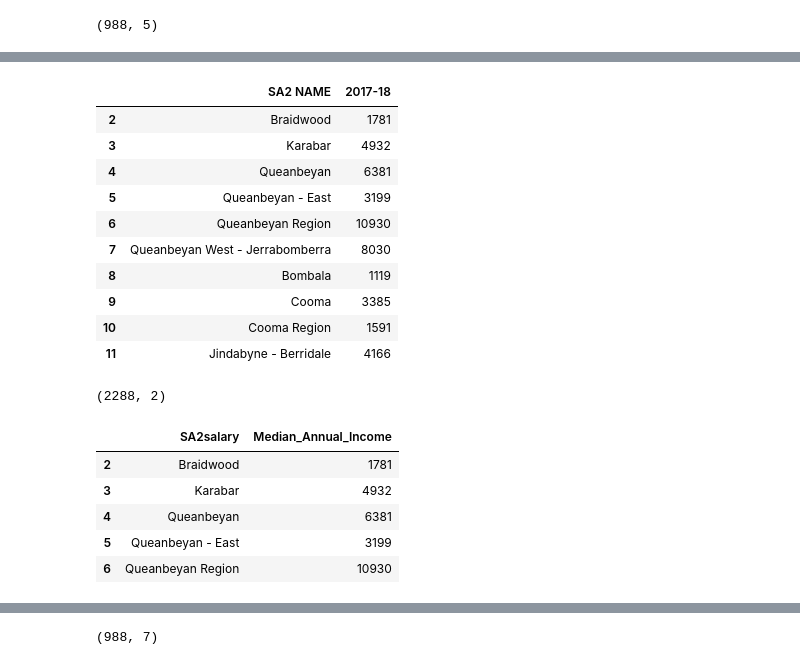
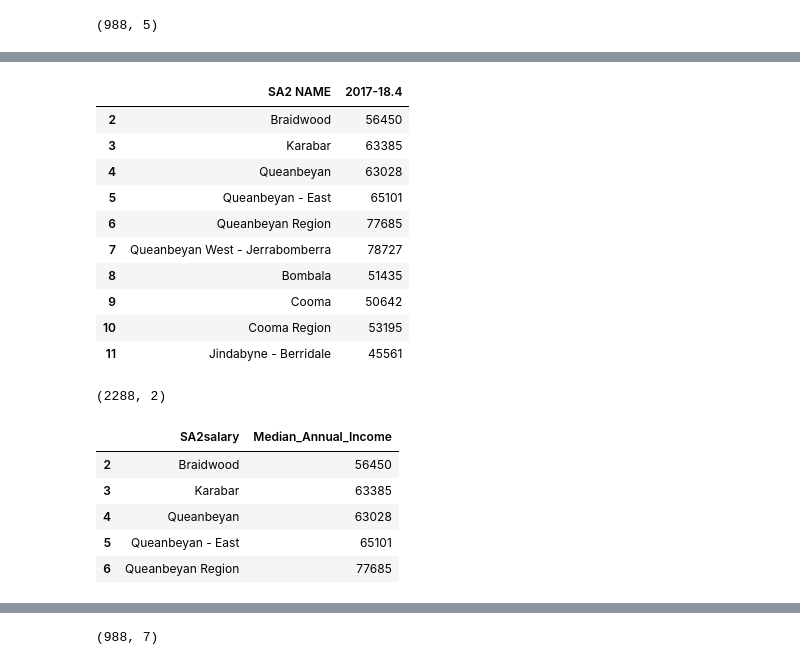
Before and after one commit to Ryan-Ashton/Udacity_Machine_Learning_Capstone, a Jupyter notebook: Data_Preprocessing.ipynb, the cells around one changed output, grey strips where cells are left out. Cells and saved outputs as stored; diff of their text form; code cells hidden in the pictures.

```diff
--- a/Data_Preprocessing.ipynb
+++ b/Data_Preprocessing.ipynb
@@ -1,7 +5,11 @@
 # %%
+# Import the dependencies
+
 import pandas as pd
 import numpy as np
 import matplotlib.pyplot as plt
 import seaborn as sns
 import warnings
 warnings.simplefilter('ignore')
+
+pd.set_option('display.max_columns', 50)
@@ -146,35 +182,35 @@ df.shape
 # %%
 median_annual_income = pd.read_excel("Data\personal_income_Australia_SA2.xlsx", skiprows=6, sheet_name="Table 3.4")
-median_annual_income = median_annual_income[["SA2 NAME", "2017-18"]]
+median_annual_income = median_annual_income[["SA2 NAME", "2017-18.4"]]
 median_annual_income = median_annual_income[median_annual_income["SA2 NAME"].notnull()]
 
 median_annual_income.head(10)
 # %% [output]
-|  | SA2 NAME | 2017-18 |
-| 2 | Braidwood | 1781 |
-| 3 | Karabar | 4932 |
-| 4 | Queanbeyan | 6381 |
-| 5 | Queanbeyan - East | 3199 |
-| 6 | Queanbeyan Region | 10930 |
-| 7 | Queanbeyan West - Jerrabomberra | 8030 |
-| 8 | Bombala | 1119 |
-| 9 | Cooma | 3385 |
-| 10 | Cooma Region | 1591 |
-| 11 | Jindabyne - Berridale | 4166 |
+|  | SA2 NAME | 2017-18.4 |
+| 2 | Braidwood | 56450 |
+| 3 | Karabar | 63385 |
+| 4 | Queanbeyan | 63028 |
+| 5 | Queanbeyan - East | 65101 |
+| 6 | Queanbeyan Region | 77685 |
+| 7 | Queanbeyan West - Jerrabomberra | 78727 |
+| 8 | Bombala | 51435 |
+| 9 | Cooma | 50642 |
+| 10 | Cooma Region | 53195 |
+| 11 | Jindabyne - Berridale | 45561 |
 # %%
 median_annual_income.shape
 # %% [output]
 (2288, 2)
 # %%
-median_annual_income.rename(columns={"SA2 NAME": "SA2salary", "2017-18":"Median_Annual_Income"}, inplace=True)
+median_annual_income.rename(columns={"SA2 NAME": "SA2salary", "2017-18.4":"Median_Annual_Income"}, inplace=True)
 median_annual_income.head()
 # %% [output]
 |  | SA2salary | Median_Annual_Income |
-| 2 | Braidwood | 1781 |
-| 3 | Karabar | 4932 |
-| 4 | Queanbeyan | 6381 |
-| 5 | Queanbeyan - East | 3199 |
-| 6 | Queanbeyan Region | 10930 |
+| 2 | Braidwood | 56450 |
+| 3 | Karabar | 63385 |
+| 4 | Queanbeyan | 63028 |
+| 5 | Queanbeyan - East | 65101 |
+| 6 | Queanbeyan Region | 77685 |
 # %%
 df = pd.merge(df, median_annual_income, left_on="SA2_NAME", right_on="SA2salary", how="left")
 df.head()
```
Also changed, not shown: parts of 25 cells of this notebook.
